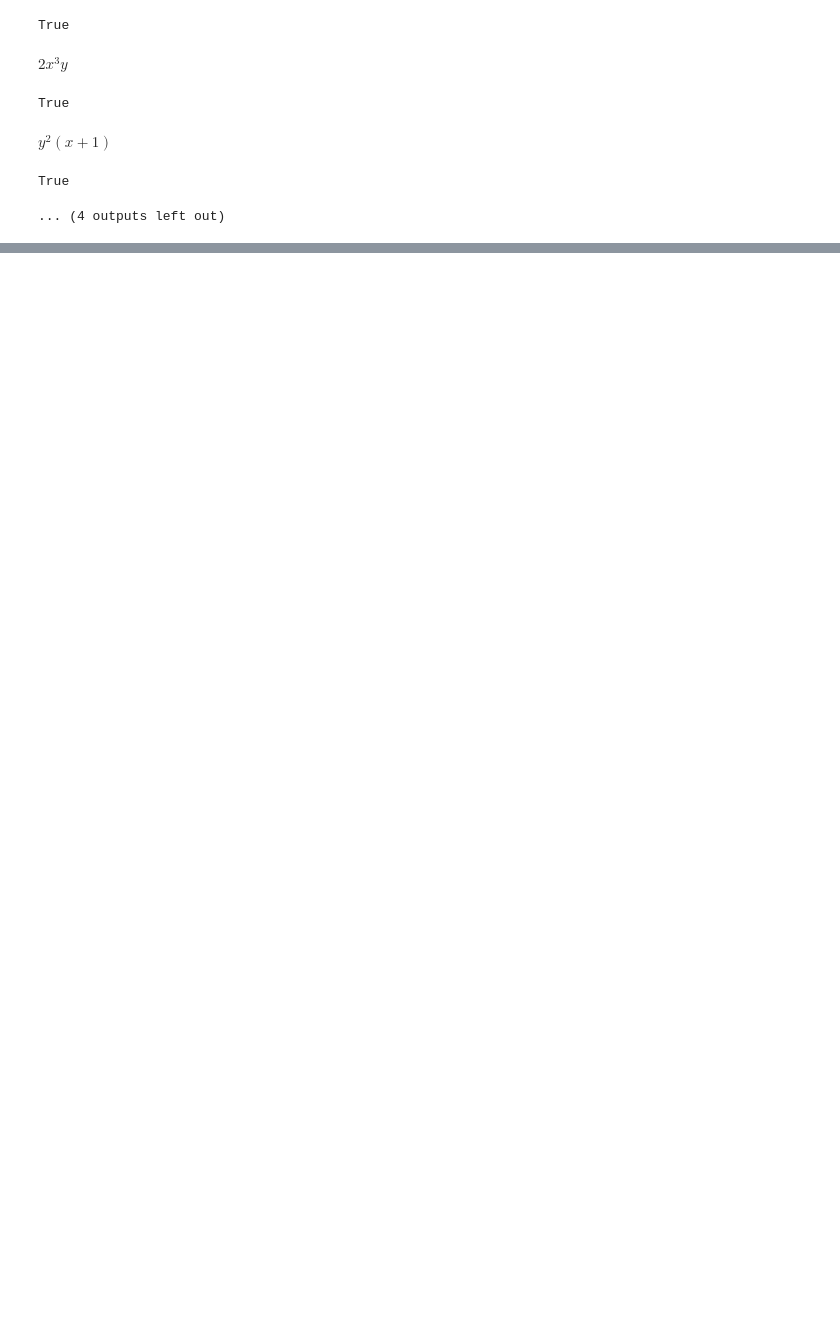
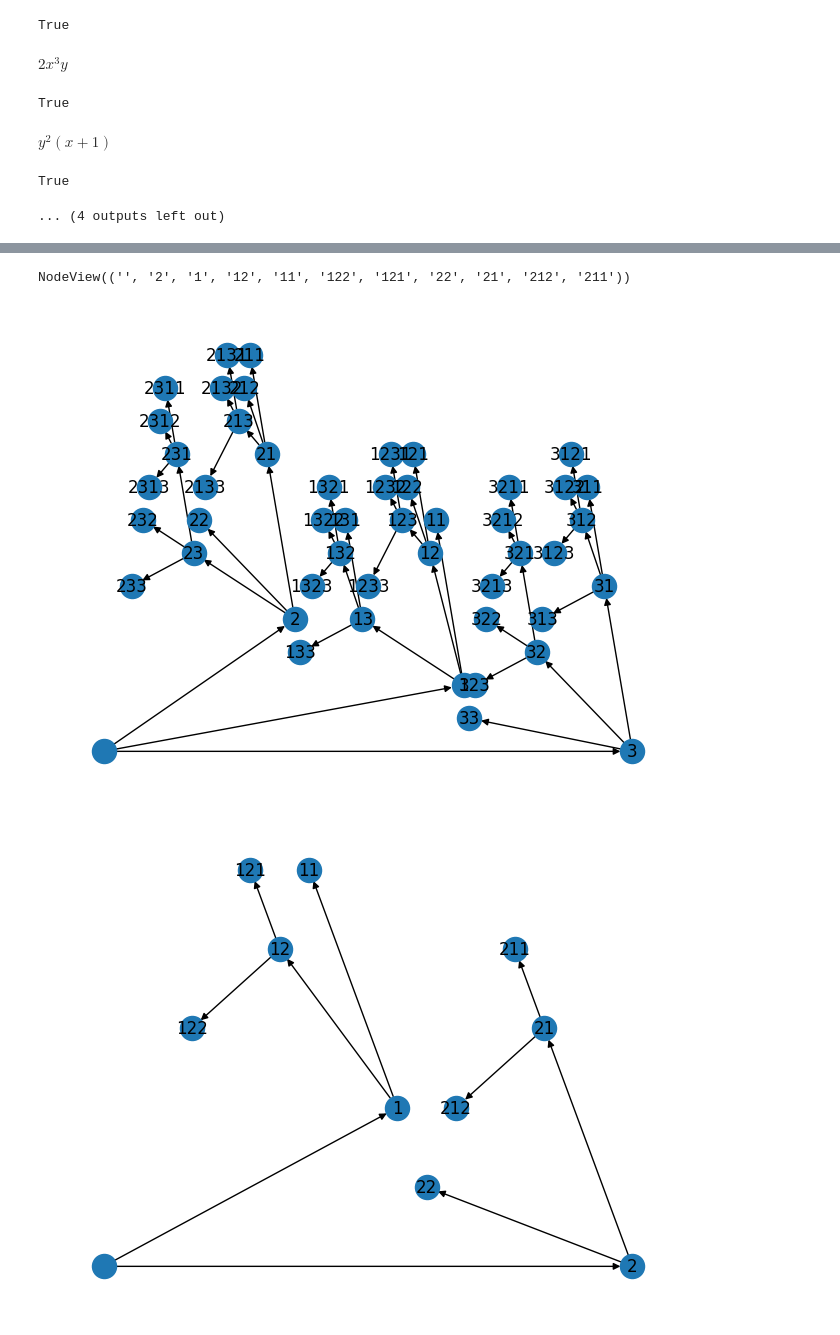
Before and after one commit to edmundlth/relu-network-singularity, a Jupyter notebook: misc.ipynb, the cells around one changed output, grey strips where cells are left out. Saved outputs shown, nothing was run; the diff lists cells and outputs as text; code cells hidden in the pictures; blank space fills up the shorter version.

```diff
--- a/misc.ipynb
+++ b/misc.ipynb
@@ -35,0 +39,7 @@ True
+# %%
+btree = BlowupTree(3)
+rec = btree.tree.nodes[btree.task_stack[-1]]
+var_list = rec["vars"]
+expr = rec["expr"]
+
+expr
@@ -35,0 +67,9 @@ True
+# %%
+btree.tree.nodes()
+# %% [output]
+NodeView(('', '2', '1', '12', '11', '122', '121', '22', '21', '212', '211'))
+# %%
+nx.draw(btree.tree, pos=nx.planar_layout(btree.tree), with_labels=True)
+# %% [output]
+[figure, added]
+[figure, added]
```
Also changed, not shown: parts of 6 cells of this notebook, 5 other files.
